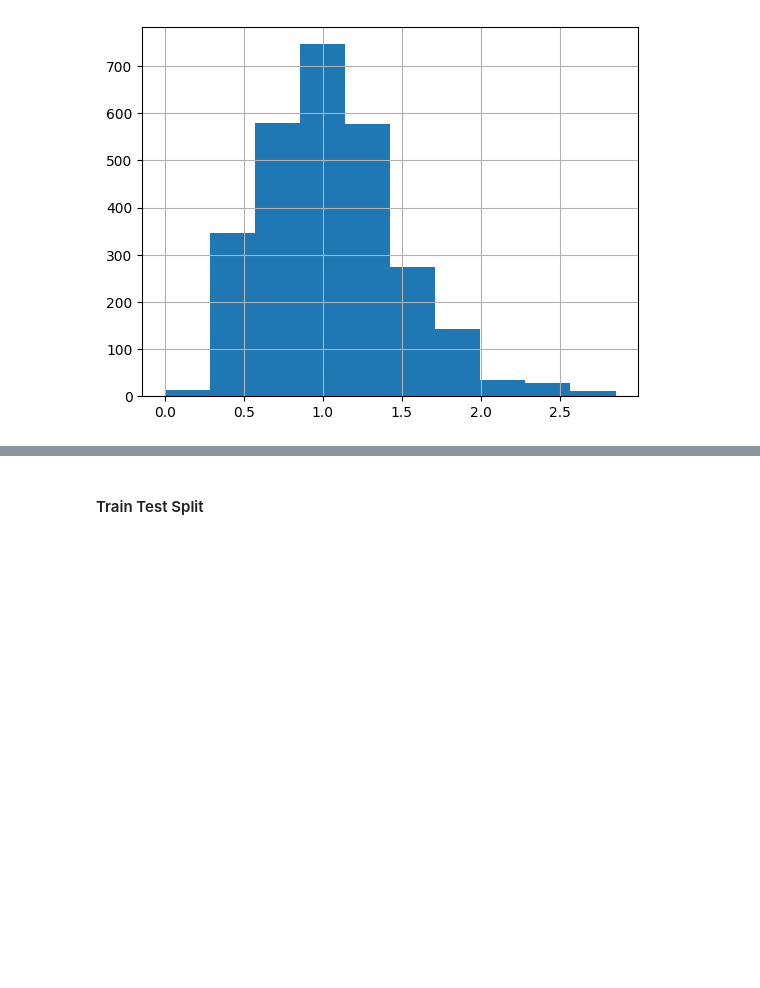
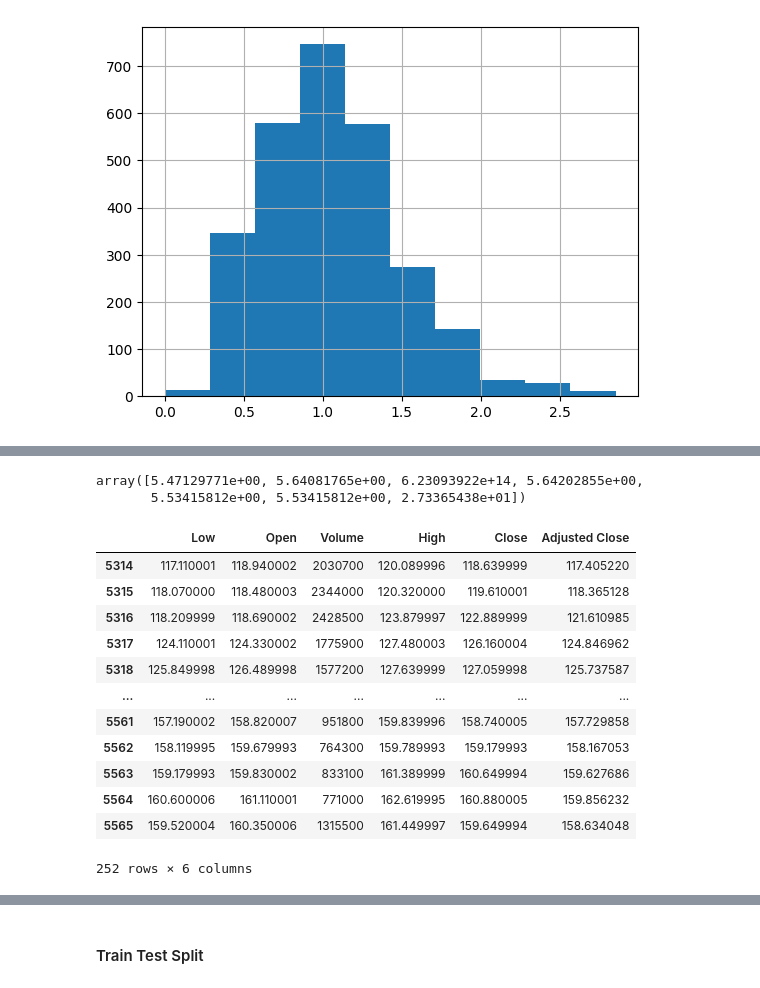
Before and after one commit to farhanarrafi/UNT-CS-Machine-Learning-Project, a Jupyter notebook: MachineLearning_Project.ipynb, the cells around one changed output, grey strips where cells are left out. Drawn from its saved outputs; the diff is of its cells as text; code cells hidden in the pictures; blank space fills up the shorter version.

```diff
--- a/MachineLearning_Project.ipynb
+++ b/MachineLearning_Project.ipynb
@@ -147,6 +157,14 @@ def getStockDataFrame(stock_file='', start='2020', end='2020'):
      dataframe = dataframe.loc[(dataframe['Date'].dt.strftime('%Y') >= start) & (dataframe['Date'].dt.strftime('%Y') <= end)]
      return dataframe
 
+def getStockDataFrameForYear(stock_file='', year='2020'):
+     dataframe = pd.read_csv(f'stock_market_data/sp500/csv/{stock_file}')
+     dataframe.dropna(inplace=True)
+     dataframe.reset_index(drop=True,inplace=True)
+     dataframe['Date']= pd.to_datetime(dataframe['Date'])
+     dataframe = dataframe.loc[dataframe['Date'].dt.strftime('%Y') == year]
+     return dataframe
+
 df_sp500_1stock = getStockDataFrame(stock_file=stock_sp500_list[1], start='2012', end='2022')
 # %%
 df_sp500_1stock.info()
@@ -310,0 +441,26 @@ df_sp500_1stock.ATR.hist()
+# %%
+dataArray = []
+stockDF_1yr = getStockDataFrameForYear(stock_file=stock_sp500_list[0], year='2021').drop(columns='Date')
+stockDF_1yr_std = np.var(df_sp500_1stock_1yr, axis =0)
+stock_array = np.append(stockDF_1yr_std.values, stock_DF_VAR.iloc[0]['2021'])
+dataArray = np.append(dataArray, stock_array)
+dataArray
+# %% [output]
+array([5.47129771e+00, 5.64081765e+00, 6.23093922e+14, 5.64202855e+00,
+       5.53415812e+00, 5.53415812e+00, 2.73365438e+01])
+# %%
+stockDF_1yr
+# %% [output]
+|  | Low | Open | Volume | High | Close | Adjusted Close |
+| 5314 | 117.110001 | 118.940002 | 2030700 | 120.089996 | 118.639999 | 117.405220 |
+| 5315 | 118.070000 | 118.480003 | 2344000 | 120.320000 | 119.610001 | 118.365128 |
+| 5316 | 118.209999 | 118.690002 | 2428500 | 123.879997 | 122.889999 | 121.610985 |
+| 5317 | 124.110001 | 124.330002 | 1775900 | 127.480003 | 126.160004 | 124.846962 |
+| 5318 | 125.849998 | 126.489998 | 1577200 | 127.639999 | 127.059998 | 125.737587 |
+| ... | ... | ... | ... | ... | ... | ... |
+| 5561 | 157.190002 | 158.820007 | 951800 | 159.839996 | 158.740005 | 157.729858 |
+| 5562 | 158.119995 | 159.679993 | 764300 | 159.789993 | 159.179993 | 158.167053 |
+| 5563 | 159.179993 | 159.830002 | 833100 | 161.389999 | 160.649994 | 159.627686 |
+| 5564 | 160.600006 | 161.110001 | 771000 | 162.619995 | 160.880005 | 159.856232 |
+| 5565 | 159.520004 | 160.350006 | 1315500 | 161.449997 | 159.649994 | 158.634048 |
+252 rows × 6 columns
```
Also changed, not shown: parts of 31 cells of this notebook.
